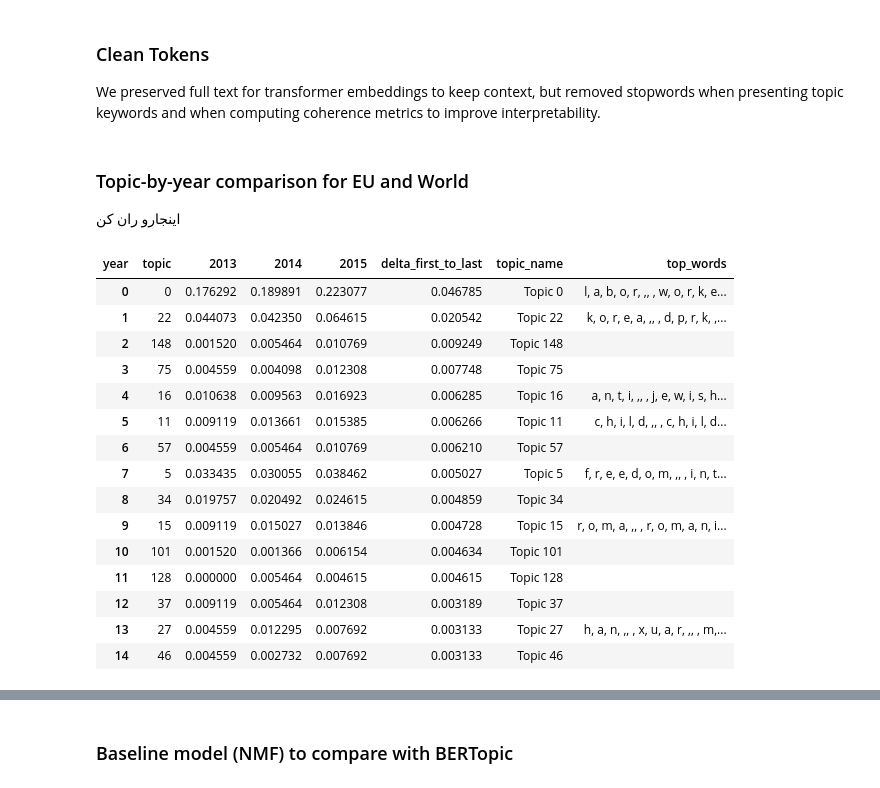
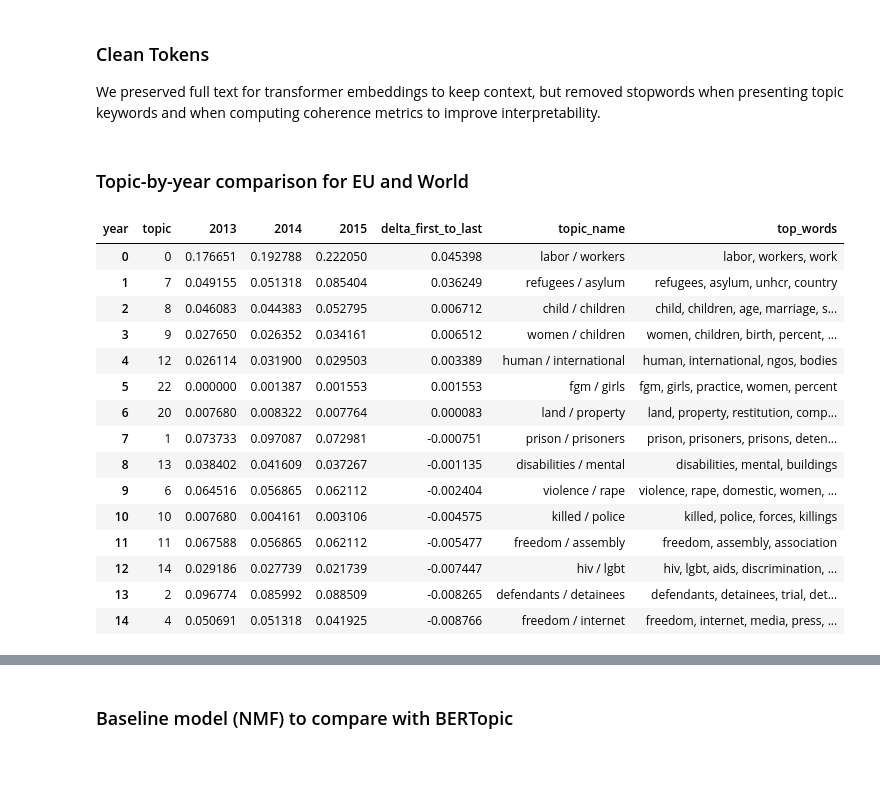
Before and after one commit to E-Zahra/Text-Mining-Project-US-EU-Diplomatic-Communications-2013-2015-, a Jupyter notebook: dataset /topicmodeling.ipynb, the cells around one changed output, grey strips where cells are left out. Cells and saved outputs as stored; diff of their text form; code cells hidden in the pictures.

```diff
--- a/dataset /topicmodeling.ipynb
+++ b/dataset /topicmodeling.ipynb
@@ -730,41 +746,53 @@ We preserved full text for transformer embeddings to keep context, but removed s
 # tokenized = [tokenize_for_coherence(d) for d in docs_all]
 # %% [markdown]
 ### Topic-by-year comparison for EU and World
-اینجارو ران کن
 # %%
-def topic_share_by_year(subdf, label):
-    t = (subdf[subdf["topic"] != -1]
-         .groupby(["year","topic"]).size().reset_index(name="n"))
+# 0) Make sure reduced topic assignment exists
+# topics_new, _ = topic_model.transform(df["text"].tolist())
+# df["topic_reduced"] = topics_new
+
+def topic_share_by_year(subdf, label, topic_col="topic_reduced"):
+    t = (subdf[subdf[topic_col] != -1]
+         .groupby(["year", topic_col]).size().reset_index(name="n"))
     t["share"] = t["n"] / t.groupby("year")["n"].transform("sum")
     t["group"] = label
-    return t
+    return t.rename(columns={topic_col: "topic"})
 
-eu_year = topic_share_by_year(df[df["is_eu"]], "EU")
-world_year = topic_share_by_year(df, "World")
+eu_year = topic_share_by_year(df[df["is_eu"]], "EU", topic_col="topic_reduced")
+world_year = topic_share_by_year(df, "World", topic_col="topic_reduced")
 year_cmp = pd.concat([eu_year, world_year], ignore_index=True)
 
-# Show top changing topics from first year to last year inside EU
+# Pivot EU shares by year
 pivot = eu_year.pivot_table(index="topic", columns="year", values="share", fill_value=0.0)
 years = sorted(pivot.columns.tolist())
 pivot["delta_first_to_last"] = pivot[years[-1]] - pivot[years[0]]
+
 out = pivot.sort_values("delta_first_to_last", ascending=False).head(15).copy()
-out["topic_name"] = out.index.map(topic_name)
-out["top_words"] = out.index.map(lambda t: ", ".join(topic_words_str(topic_model, int(t), 8)))
-out.reset_index().rename(columns={"index":"topic"})
+
+# Build labels for exactly the topics in out
+topic_labels_all = {}
+for tid in out.index:
+    words = get_topic_words_clean(topic_model, int(tid), 5)
+    topic_labels_all[int(tid)] = " / ".join(words[:2]) if len(words) >= 2 else f"Topic {tid}"
+
+out["topic_name"] = out.index.map(lambda t: topic_labels_all.get(int(t), f"Topic {t}"))
+out["top_words"] = out.index.map(lambda t: topic_words_str(topic_model, int(t), 8))
+
+out.reset_index().rename(columns={"index": "topic"})
 # %% [output]
 | year | topic | 2013 | 2014 | 2015 | delta_first_to_last | topic_name | top_words |
-| 0 | 0 | 0.176292 | 0.189891 | 0.223077 | 0.046785 | Topic 0 | l, a, b, o, r, ,, , w, o, r, k, e... |
-| 1 | 22 | 0.044073 | 0.042350 | 0.064615 | 0.020542 | Topic 22 | k, o, r, e, a, ,, , d, p, r, k, ,... |
-| 2 | 148 | 0.001520 | 0.005464 | 0.010769 | 0.009249 | Topic 148 |  |
-| 3 | 75 | 0.004559 | 0.004098 | 0.012308 | 0.007748 | Topic 75 |  |
-| 4 | 16 | 0.010638 | 0.009563 | 0.016923 | 0.006285 | Topic 16 | a, n, t, i, ,, , j, e, w, i, s, h... |
-| 5 | 11 | 0.009119 | 0.013661 | 0.015385 | 0.006266 | Topic 11 | c, h, i, l, d, ,, , c, h, i, l, d... |
-| 6 | 57 | 0.004559 | 0.005464 | 0.010769 | 0.006210 | Topic 57 |  |
-| 7 | 5 | 0.033435 | 0.030055 | 0.038462 | 0.005027 | Topic 5 | f, r, e, e, d, o, m, ,, , i, n, t... |
-| 8 | 34 | 0.019757 | 0.020492 | 0.024615 | 0.004859 | Topic 34 |  |
-| 9 | 15 | 0.009119 | 0.015027 | 0.013846 | 0.004728 | Topic 15 | r, o, m, a, ,, , r, o, m, a, n, i... |
-| 10 | 101 | 0.001520 | 0.001366 | 0.006154 | 0.004634 | Topic 101 |  |
-| 11 | 128 | 0.000000 | 0.005464 | 0.004615 | 0.004615 | Topic 128 |  |
-| 12 | 37 | 0.009119 | 0.005464 | 0.012308 | 0.003189 | Topic 37 |  |
-| 13 | 27 | 0.004559 | 0.012295 | 0.007692 | 0.003133 | Topic 27 | h, a, n, ,, , x, u, a, r, ,, , m,... |
-| 14 | 46 | 0.004559 | 0.002732 | 0.007692 | 0.003133 | Topic 46 |  |
+| 0 | 0 | 0.176651 | 0.192788 | 0.222050 | 0.045398 | labor / workers | labor, workers, work |
+| 1 | 7 | 0.049155 | 0.051318 | 0.085404 | 0.036249 | refugees / asylum | refugees, asylum, unhcr, country |
+| 2 | 8 | 0.046083 | 0.044383 | 0.052795 | 0.006712 | child / children | child, children, age, marriage, s... |
+| 3 | 9 | 0.027650 | 0.026352 | 0.034161 | 0.006512 | women / children | women, children, birth, percent, ... |
+| 4 | 12 | 0.026114 | 0.031900 | 0.029503 | 0.003389 | human / international | human, international, ngos, bodies |
+| 5 | 22 | 0.000000 | 0.001387 | 0.001553 | 0.001553 | fgm / girls | fgm, girls, practice, women, percent |
+| 6 | 20 | 0.007680 | 0.008322 | 0.007764 | 0.000083 | land / property | land, property, restitution, comp... |
+| 7 | 1 | 0.073733 | 0.097087 | 0.072981 | -0.000751 | prison / prisoners | prison, prisoners, prisons, deten... |
+| 8 | 13 | 0.038402 | 0.041609 | 0.037267 | -0.001135 | disabilities / mental | disabilities, mental, buildings |
+| 9 | 6 | 0.064516 | 0.056865 | 0.062112 | -0.002404 | violence / rape | violence, rape, domestic, women, ... |
+| 10 | 10 | 0.007680 | 0.004161 | 0.003106 | -0.004575 | killed / police | killed, police, forces, killings |
+| 11 | 11 | 0.067588 | 0.056865 | 0.062112 | -0.005477 | freedom / assembly | freedom, assembly, association |
+| 12 | 14 | 0.029186 | 0.027739 | 0.021739 | -0.007447 | hiv / lgbt | hiv, lgbt, aids, discrimination, ... |
+| 13 | 2 | 0.096774 | 0.085992 | 0.088509 | -0.008265 | defendants / detainees | defendants, detainees, trial, det... |
+| 14 | 4 | 0.050691 | 0.051318 | 0.041925 | -0.008766 | freedom / internet | freedom, internet, media, press, ... |
```
Also changed, not shown: parts of 86 cells of this notebook.
